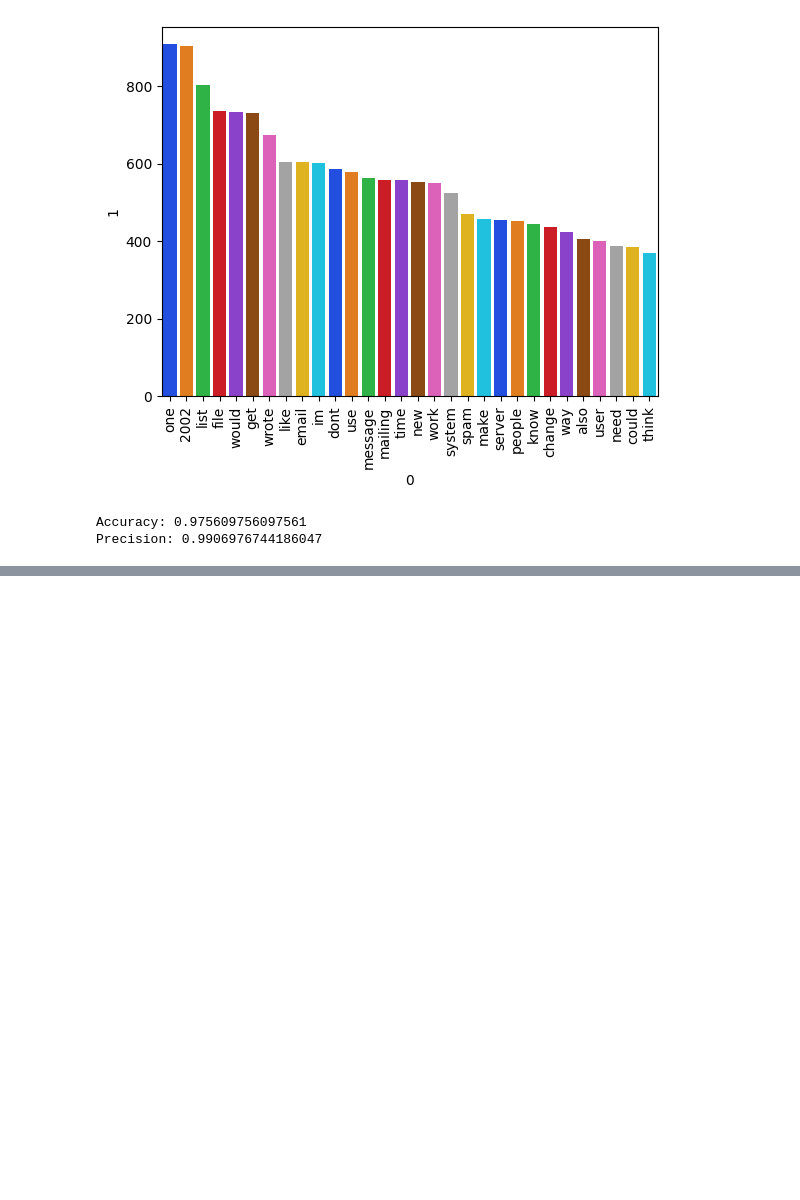
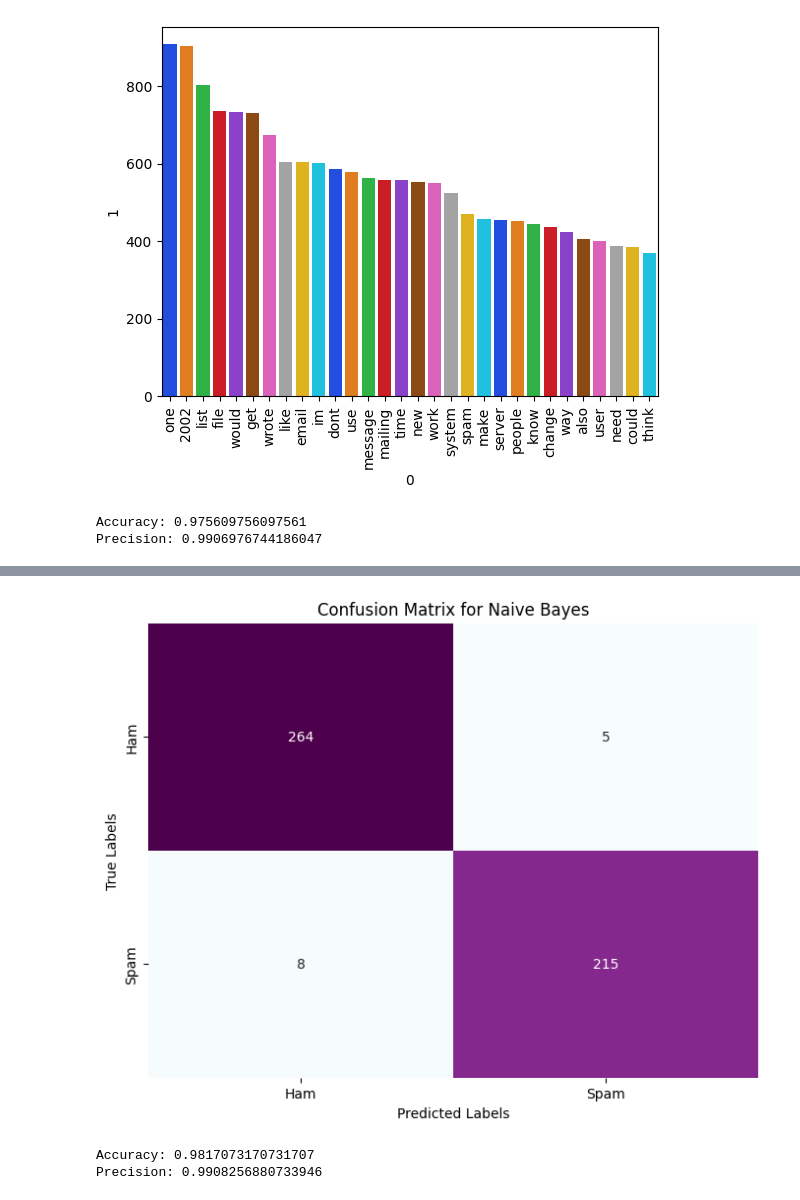
Before and after one commit to dhruvv2/Ham-or-Spam, a Jupyter notebook: Modelling Notebook.ipynb, the cells around one changed output, grey strips where cells are left out. Saved outputs shown, nothing was run; the diff lists cells and outputs as text; code cells hidden in the pictures; blank space fills up the shorter version.

```diff
--- a/Modelling Notebook.ipynb
+++ b/Modelling Notebook.ipynb
@@ -213,0 +223,31 @@ Precision: 0.9906976744186047
+# %%
+conf_matrix = confusion_matrix(y_test, y_pred)
+plt.figure(figsize=(8, 6))
+sns.heatmap(conf_matrix, annot=True, cmap="BuPu", fmt="d", cbar=False)
+plt.xlabel('Predicted Labels')
+plt.ylabel('True Labels')
+plt.title('Confusion Matrix for Naive Bayes')
+
+plt.xticks(ticks=[0.5, 1.5], labels=['Ham', 'Spam'])
+plt.yticks(ticks=[0.5, 1.5], labels=['Ham', 'Spam'])
+
+
+plt.show()
+# %% [output]
+[figure, added]
+# %%
+from sklearn.svm import SVC
+
+num_features = X_train.shape[1]
+SVM = SVC()
+SVM.fit(X_train, y_train)
+
+y_pred = SVM.predict(X_test)
+
+SVM_accuracy = accuracy_score(y_test, y_pred)
+SVM_precision = precision_score(y_test, y_pred)
+print("Accuracy:", SVM_accuracy)
+print("Precision:", SVM_precision)
+# %% [output]
+Accuracy: 0.9817073170731707
+Precision: 0.9908256880733946
```
Also changed, not shown: parts of 18 cells of this notebook, 4 other files.
